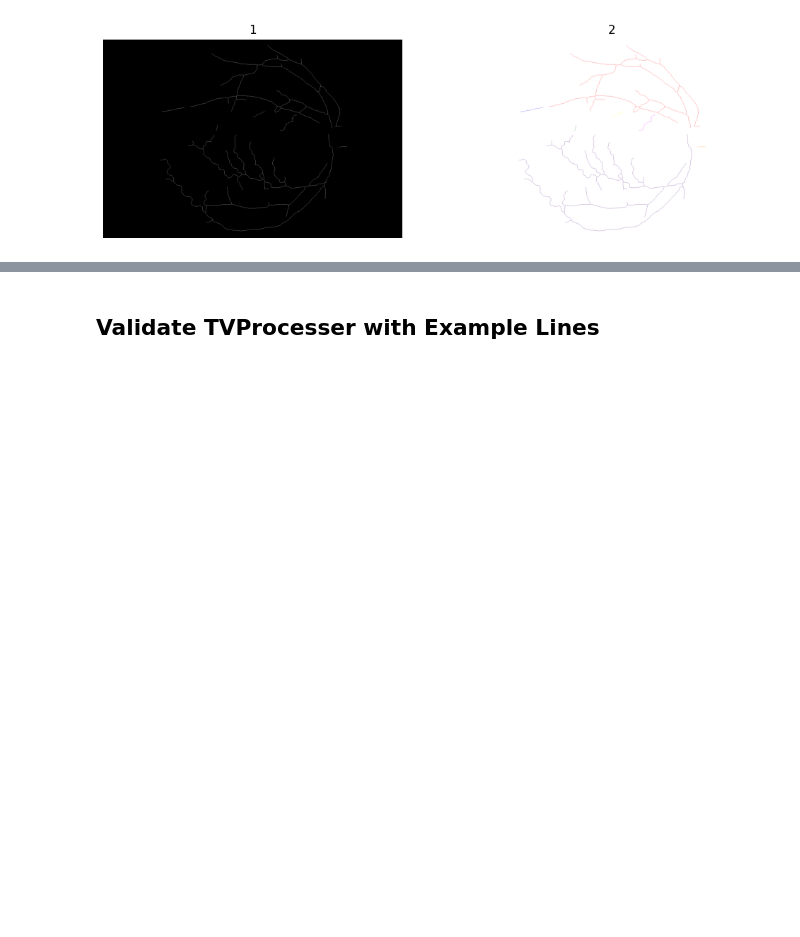
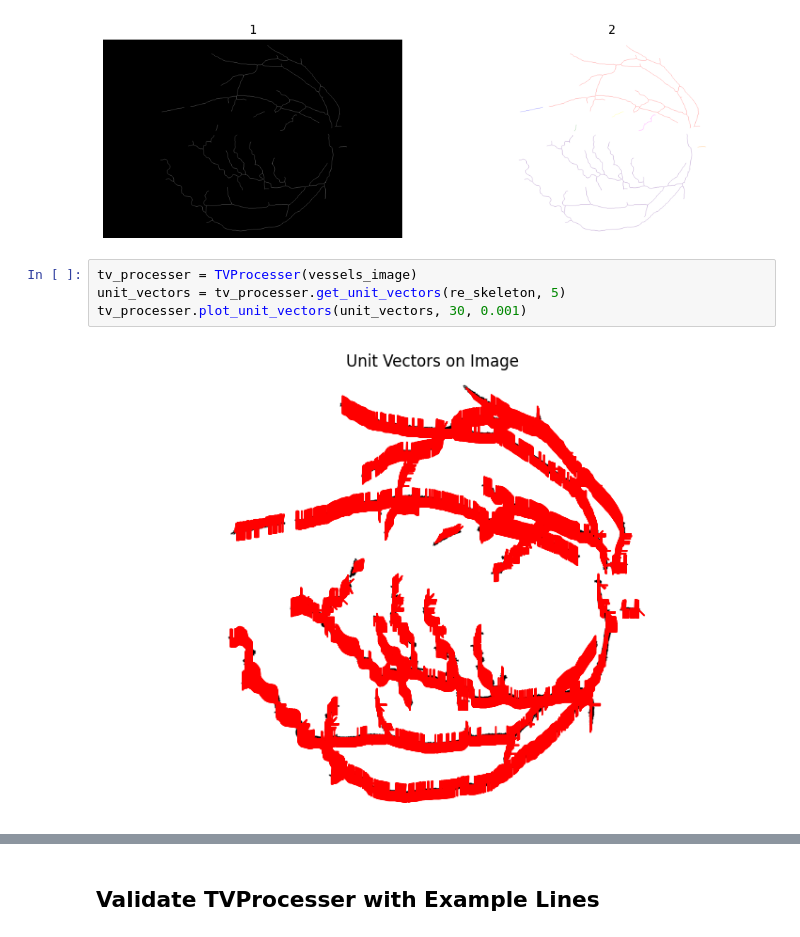
Before and after one commit to Spector3702/RetinalAnalysis, a Jupyter notebook: TV/process_tv.ipynb, the cells around one changed output, grey strips where cells are left out. Cells and saved outputs as stored; diff of their text form; blank space fills up the shorter version.

```diff
--- a/process_tv.ipynb
+++ b/TV/process_tv.ipynb
@@ -59,4 +73,10 @@ label_colors = label2rgb(labeled_skeleton, bg_label=0, bg_color=(1, 1, 1))
 compare_plots(re_skeleton, label_colors)
 # %% [output]
 [figure]
+# %%
+tv_processer = TVProcesser(vessels_image)
+unit_vectors = tv_processer.get_unit_vectors(re_skeleton, 5)
+tv_processer.plot_unit_vectors(unit_vectors, 30, 0.001)
+# %% [output]
+[figure, added]
 # %%
```
Also changed, not shown: parts of 11 cells of this notebook, 2 other files.
